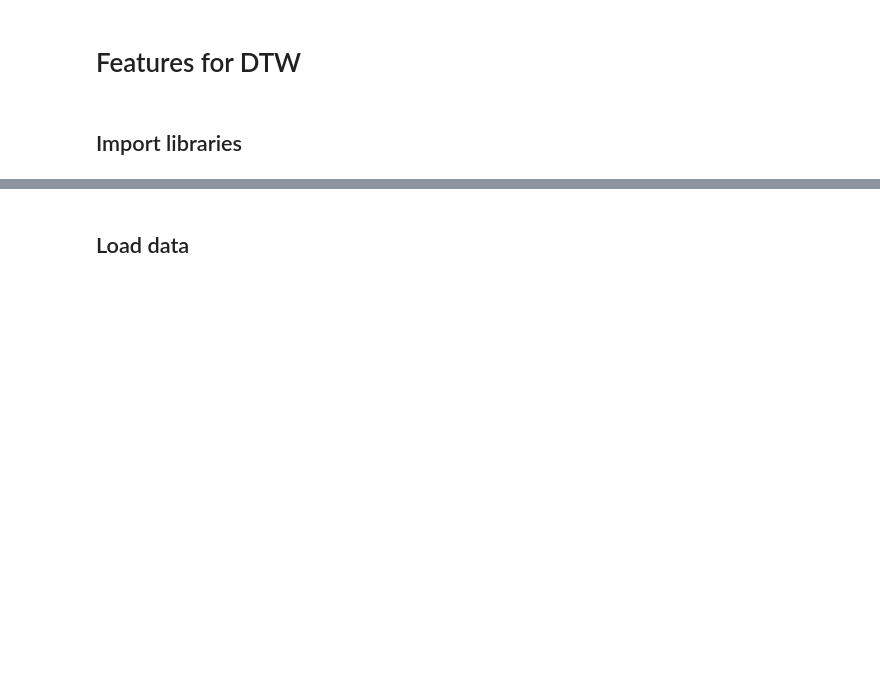
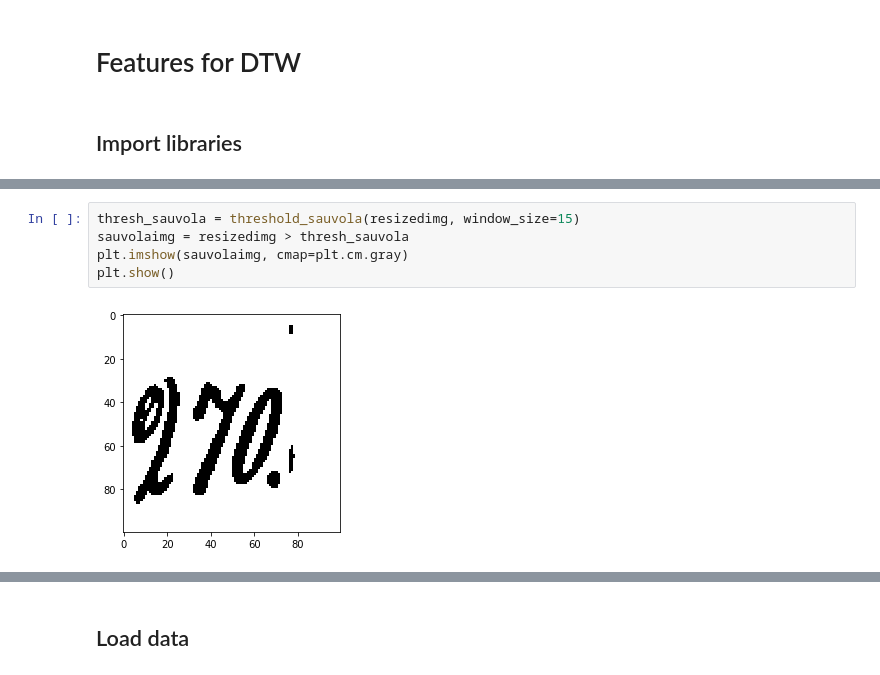
Before and after one commit to PatPat2020/3_Keyword_Spotting, a Jupyter notebook: Code/FeatureVectors.ipynb, the cells around one changed output, grey strips where cells are left out. Drawn from its saved outputs; the diff is of its cells as text; blank space fills up the shorter version.

```diff
--- a/Code/FeatureVectors.ipynb
+++ b/Code/FeatureVectors.ipynb
@@ -14,0 +82,7 @@ mnist_train = "./../dataset/csv/mnist_train.csv"
+# %%
+thresh_sauvola = threshold_sauvola(resizedimg, window_size=15)
+sauvolaimg = resizedimg > thresh_sauvola
+plt.imshow(sauvolaimg, cmap=plt.cm.gray)
+plt.show()
+# %% [output]
+[figure, added]
```
Also changed, not shown: parts of 7 cells of this notebook.
